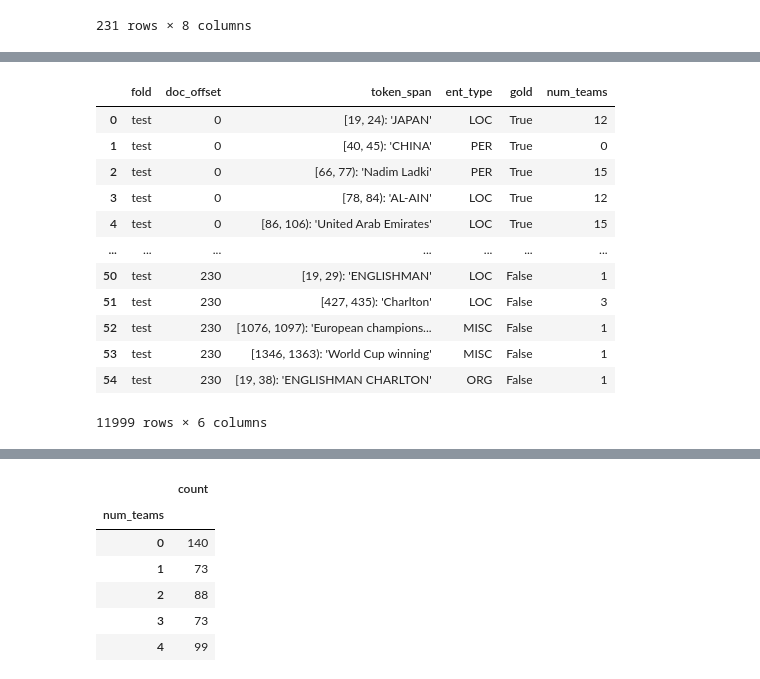
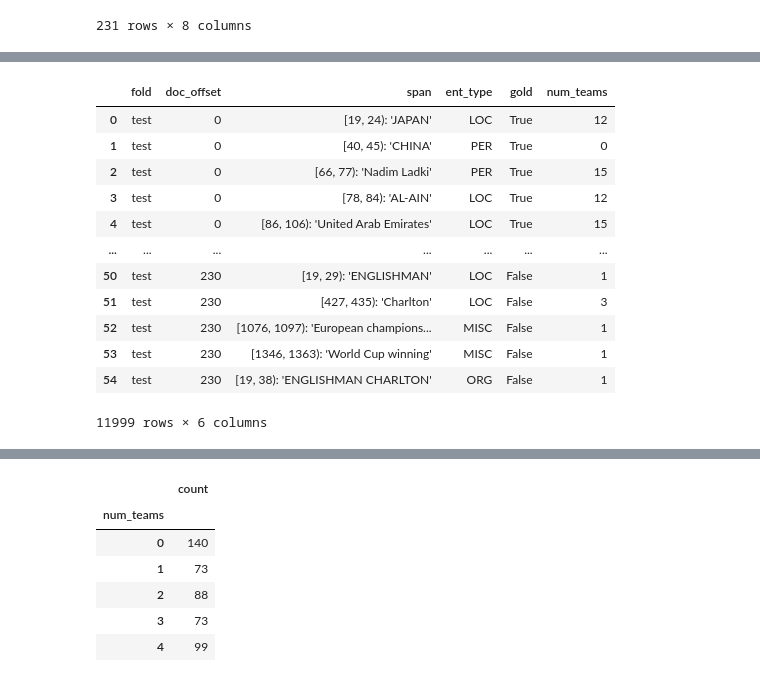
Before and after one commit to CODAIT/text-extensions-for-pandas, a Jupyter notebook: tutorials/corpus/CoNLL_2.ipynb, the cells around one changed output, grey strips where cells are left out. Cells and saved outputs as stored; diff of their text form; code cells hidden in the pictures.

```diff
--- a/tutorials/corpus/CoNLL_2.ipynb
+++ b/tutorials/corpus/CoNLL_2.ipynb
@@ -64,8 +69,8 @@ teams = ["bender", "carrerasa", "carrerasb", "chieu", "curran",
 
 # Read all the output files into one dataframe per <document, team> pair.
 outputs = {
-    t: tp.conll_2003_output_to_dataframes(
-        gold_standard, f"../resources/conll_03/ner/results/{t}/eng.testb")
+    t: tp.io.conll.conll_2003_output_to_dataframes(
+        gold_standard, f"{PROJECT_ROOT}/resources/conll_03/ner/results/{t}/eng.testb")
     for t in teams
 }  # Type: Dict[str, List[pd.DataFrame]]
 
@@ -90,10 +95,9 @@ outputs["mayfield"][3]
 # Convert results from IOB2 tags to spans across all teams and documents
 # See https://en.wikipedia.org/wiki/Inside%E2%80%93outside%E2%80%93beginning_(tagging) for details on IOB2 format.
 output_spans = {
-    t: {("test", i): tp.iob_to_spans(outputs[t][i])
+    t: {("test", i): tp.io.conll.iob_to_spans(outputs[t][i])
         for i in range(len(outputs[t]))}
     for t in teams
-    #t: [tp.iob_to_spans(df) for df in outputs[t]] for t in teams
 }  # Type: Dict[str, Dict[Tuple[str, int], pd.DataFrame]]
 
 # As an example, show the first 10 spans that the "florian" team's model
@@ -120,8 +124,11 @@ output_spans["florian"][("test", 2)].head(10)
 # Text Extensions for Pandas includes a utility function
 # compute_accuracy_by_document() to makes this collection-level computation
 # simpler.
-stats = {t: tp.compute_accuracy_by_document(gold_standard_spans,
-                                            output_spans[t]) for t in teams}
+stats = {
+    t: tp.io.conll.compute_accuracy_by_document(
+    gold_standard_spans, output_spans[t])
+    for t in teams
+}
 
 # Show the result quality statistics by document for the "carrerasa" team
 stats["carrerasa"]
@@ -184,7 +191,7 @@ def merge_span_sets(team: str,
                                        how="outer", indicator=True)
         merged["gold"] = merged["_merge"].isin(("both", "left_only"))
         merged[team] = merged["_merge"].isin(("both", "right_only"))
-        result[k] = merged[["token_span", "ent_type", "gold", team]]
+        result[k] = merged[["span", "ent_type", "gold", team]]
     return result
 
 span_flags = {t: merge_span_sets(t, gold_standard_spans, output_spans) for t in teams}  # Type: Dict[Tuple[str, int]: pd.DataFrame]
@@ -298,29 +305,29 @@ ind[ind["gold"] == False].sort_values("num_teams", ascending=False).head(10)
 # %%
 # To get a better picture of what entities are "difficult", we need to look
 # across the entire test set. Let's combine the dataframes in
 # `indicators` into a single dataframe that covers all the documents.
 
 # First we preprocess each dataframe to make it easier to combine.
 to_stack = [
     pd.DataFrame({
         "fold": k[0],  # Keys are (collection, offset) tuples
         "doc_offset": k[1],
         # TokenSpanArrays from different documents can't currently be stacked,
         # so convert to TokenSpan objects.
-        "token_span" : indicators[k]["token_span"].astype(object),
+        "span" : indicators[k]["span"].astype(object),
         "ent_type": indicators[k]["ent_type"],
         "gold": indicators[k]["gold"],
         "num_teams": indicators[k]["num_teams"]
     })
     for k in indicators.keys()
     #for i in range(len(indicators))
 ]
 
 # Then we concatenate all the preprocessed dataframes into a single dataframe.
 counts = pd.concat(to_stack)
 counts
 # %% [output]
-|  | fold | doc_offset | token_span | ent_type | gold | num_teams |
+|  | fold | doc_offset | span | ent_type | gold | num_teams |
 | 0 | test | 0 | [19, 24): 'JAPAN' | LOC | True | 12 |
 | 1 | test | 0 | [40, 45): 'CHINA' | PER | True | 0 |
 | 2 | test | 0 | [66, 77): 'Nadim Ladki' | PER | True | 15 |
```
Also changed, not shown: parts of 23 cells of this notebook, 3 other files.
